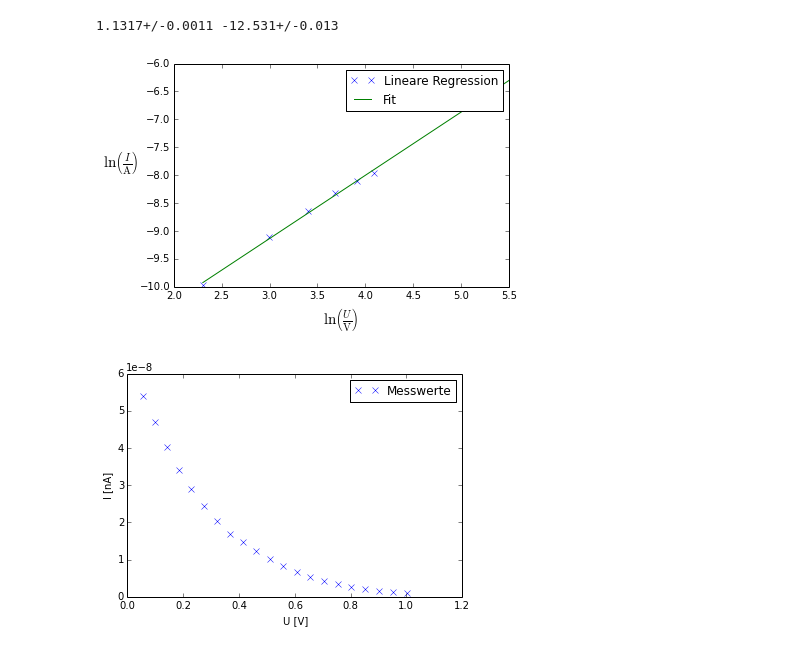
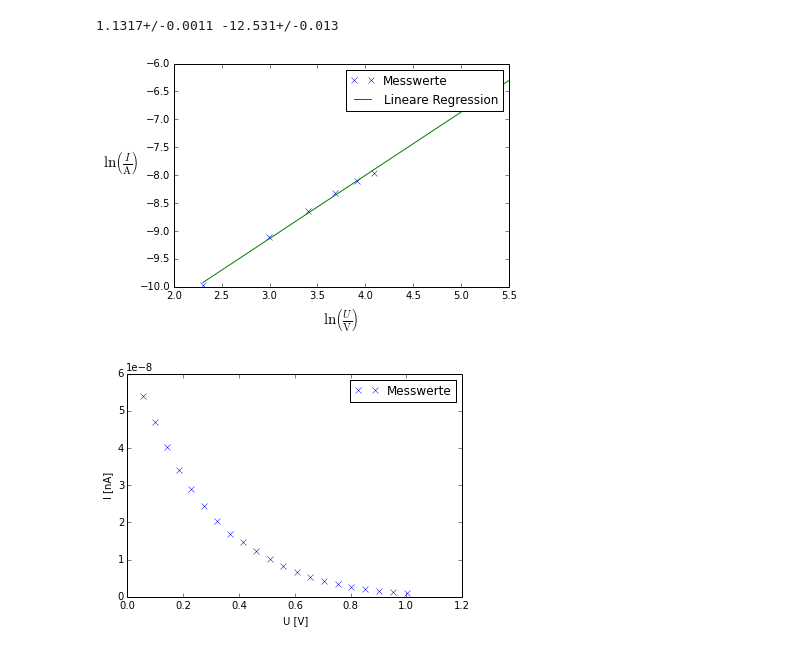
Before and after one commit to mbieker/V504, a Jupyter notebook: Auswertung V504.ipynb, the cells around one changed output. Cells and saved outputs as stored; diff of their text form; code cells hidden in the pictures.

```diff
--- a/Auswertung V504.ipynb
+++ b/Auswertung V504.ipynb
@@ -56,16 +56,16 @@ print m_b, b_b
 # %%
 x = linspace(log(U_b[0]),log(U[-1])) #
 y = m_b.n*x+b_b.n                        # Daten für die Ausgleichsgerade
-plot(log(U_b),log(I_b),'x', label="Lineare Regression")
-plot(x,y, label="Fit")
+plot(log(U_b),log(I_b),'x', label="Messwerte")
+plot(x,y, label="Lineare Regression")
 ylabel(r"$\ln\left(\frac{I}{\rm A}\right)$", size = 15, rotation=0)
 xlabel(r"$\ln\left(\frac{U}{\rm V}\right)$",size=15)
 xlim(2,5.5)
 gca().yaxis.labelpad=20
 legend()
 savefig("plot_b.png")
 # %% [output]
-[figure, old version]
+[figure, new version]
 # %%
 #Spannung um Innenwiderstand korrigeren
 R_i = 1e6 # 1MOhm
```
Also changed, not shown: 3 other files.
